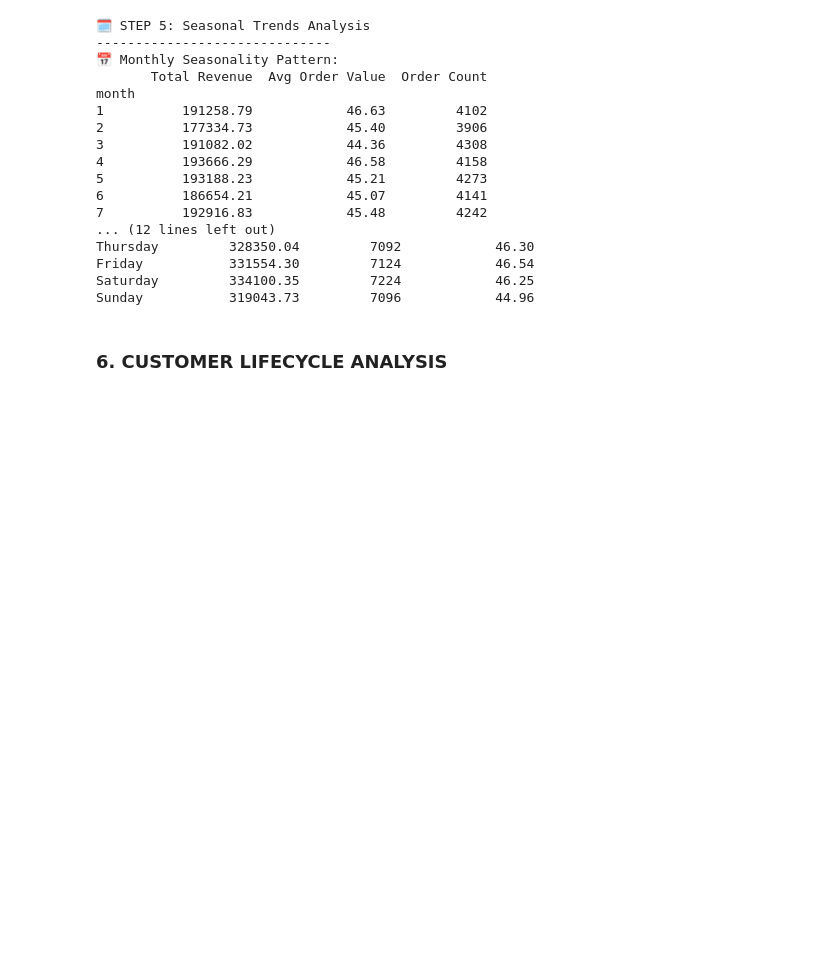
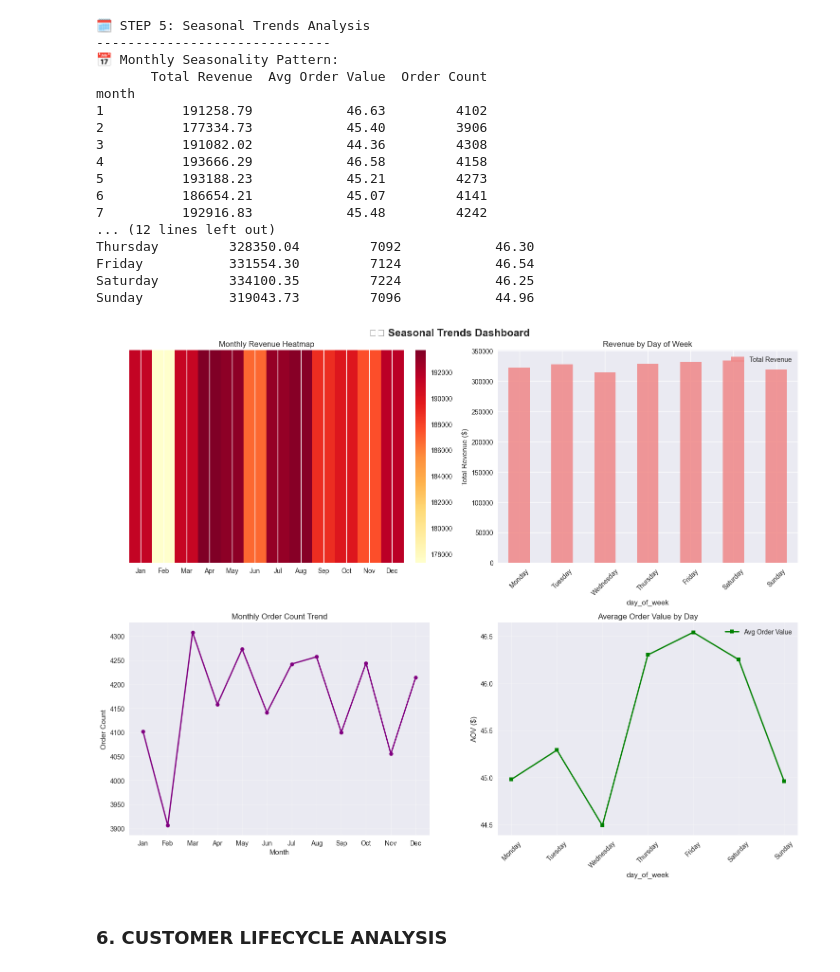
Before and after one commit to saksonita/bigdatapredictivemethods, a Jupyter notebook: W1/descriptive.ipynb, the cells around one changed output. Cells and saved outputs as stored; diff of their text form; code cells hidden in the pictures; blank space fills up the shorter version.

```diff
--- a/W1/descriptive.ipynb
+++ b/W1/descriptive.ipynb
@@ -266,6 +548,52 @@ Thursday         328350.04         7092            46.30
 Friday           331554.30         7124            46.54
 Saturday         334100.35         7224            46.25
 Sunday           319043.73         7096            44.96
+# %%
+# Seasonal trends visualizations
+fig, axes = plt.subplots(2, 2, figsize=(15, 12))
+fig.suptitle('🗓️ Seasonal Trends Dashboard', fontsize=16, fontweight='bold')
+
+# 1. Monthly seasonality heatmap
+monthly_matrix = monthly_seasonality.reset_index()
+month_names = ['Jan', 'Feb', 'Mar', 'Apr', 'May', 'Jun',
+               'Jul', 'Aug', 'Sep', 'Oct', 'Nov', 'Dec']
+im = axes[0, 0].imshow([monthly_seasonality['Total Revenue'].values],
+                       cmap='YlOrRd', aspect='auto')
+axes[0, 0].set_title('Monthly Revenue Heatmap')
+axes[0, 0].set_xticks(range(12))
+axes[0, 0].set_xticklabels(month_names)
+axes[0, 0].set_yticks([])
+plt.colorbar(im, ax=axes[0, 0], fraction=0.046, pad=0.04)
+
+# 2. Day of week pattern
+dow_analysis.plot(y='Total Revenue', kind='bar', ax=axes[0, 1],
+                  color='lightcoral', alpha=0.8)
+axes[0, 1].set_title('Revenue by Day of Week')
+axes[0, 1].set_ylabel('Total Revenue ($)')
+axes[0, 1].tick_params(axis='x', rotation=45)
+
+# 3. Monthly order count trend
+axes[1, 0].plot(range(1, 13), monthly_seasonality['Order Count'],
+                marker='o', linewidth=2, markersize=6, color='purple')
+axes[1, 0].set_title('Monthly Order Count Trend')
+axes[1, 0].set_xlabel('Month')
+axes[1, 0].set_ylabel('Order Count')
+axes[1, 0].set_xticks(range(1, 13))
+axes[1, 0].set_xticklabels(month_names)
+axes[1, 0].grid(True, alpha=0.3)
+
+# 4. Average order value by day of week
+dow_analysis.plot(y='Avg Order Value', kind='line', ax=axes[1, 1],
+                  marker='s', linewidth=2, markersize=6, color='green')
+axes[1, 1].set_title('Average Order Value by Day')
+axes[1, 1].set_ylabel('AOV ($)')
+axes[1, 1].tick_params(axis='x', rotation=45)
+axes[1, 1].grid(True, alpha=0.3)
+
+plt.tight_layout()
+plt.show()
+# %% [output]
+[figure, added]
 # %% [markdown]
 ### 6. CUSTOMER LIFECYCLE ANALYSIS
 # %%
```
Also changed, not shown: parts of 10 cells of this notebook.
